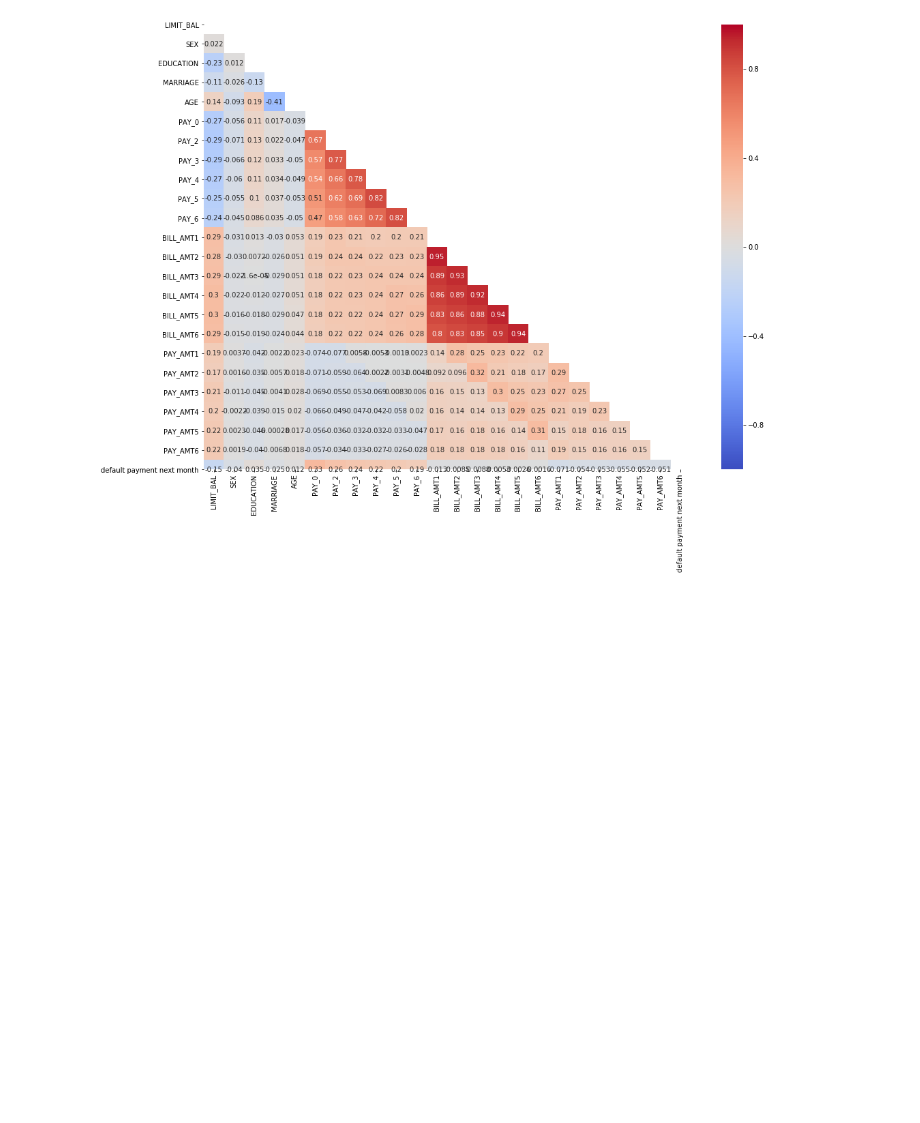
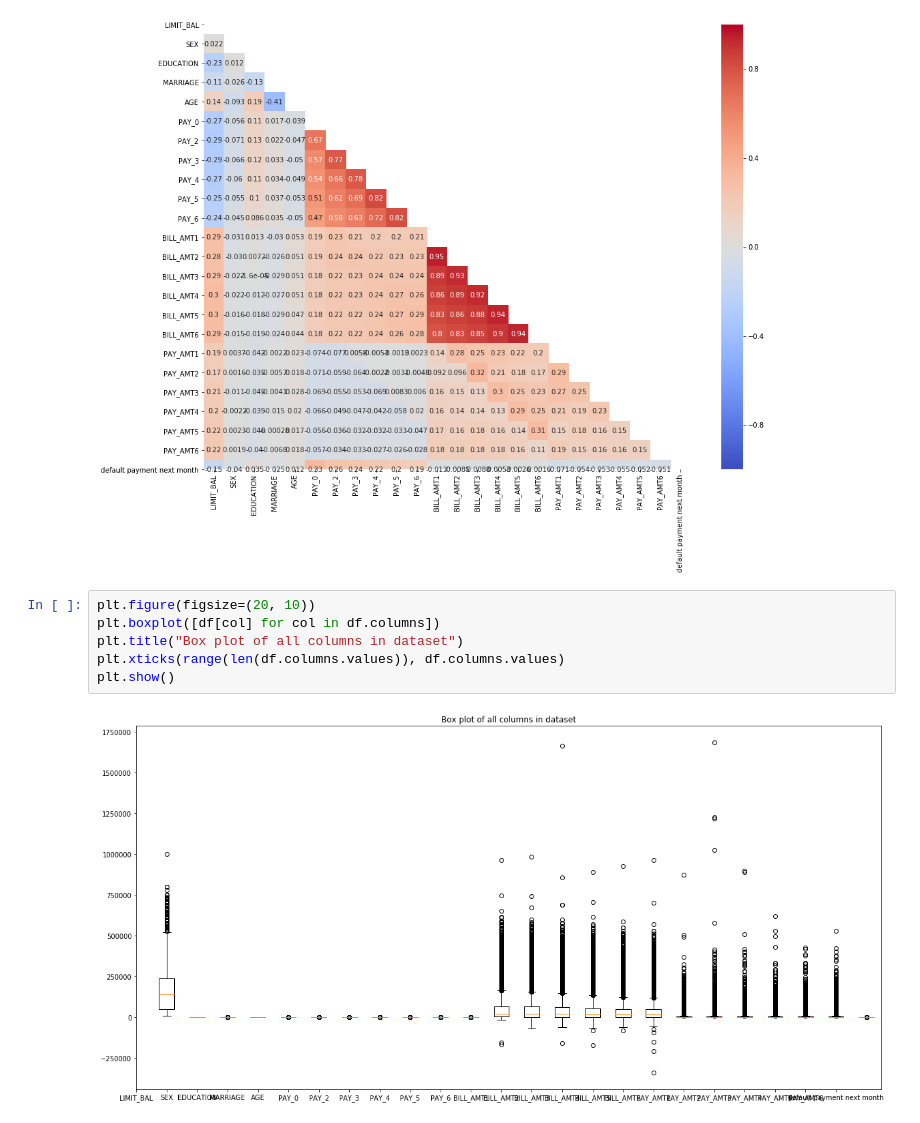
Before and after one commit to emilia329/CreditCard, a Jupyter notebook: EDA.ipynb, the cells around one changed output. Cells and saved outputs as stored; diff of their text form; blank space fills up the shorter version.

```diff
--- a/EDA.ipynb
+++ b/EDA.ipynb
@@ -148,3 +150,11 @@ sns.heatmap(df.corr(), annot = True, vmin=-1, vmax=1, center= 0, cmap= 'coolwarm
 # %% [output]
 <matplotlib.axes._subplots.AxesSubplot at 0x...>
 [figure]
+# %%
+plt.figure(figsize=(20, 10))
+plt.boxplot([df[col] for col in df.columns])
+plt.title("Box plot of all columns in dataset")
+plt.xticks(range(len(df.columns.values)), df.columns.values)
+plt.show()
+# %% [output]
+[figure, added]
```
Also changed, not shown: parts of 5 cells of this notebook.
